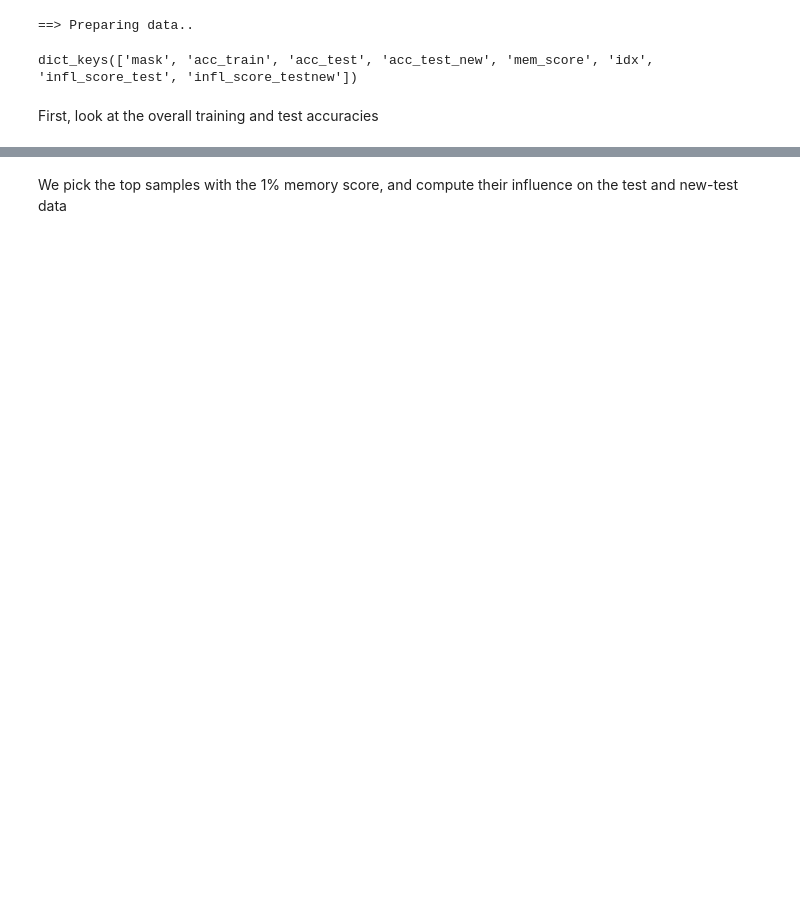
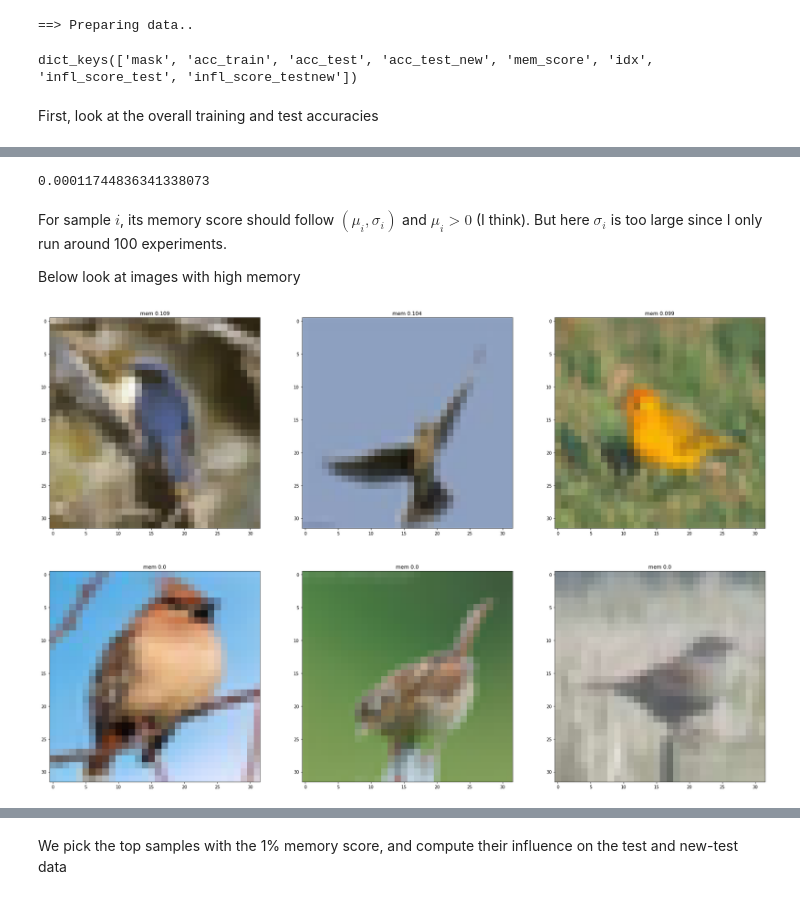
Before and after one commit to zihao12/pytorch-cifar, a Jupyter notebook: analysis/mem_infl.ipynb, the cells around one changed output, grey strips where cells are left out. Cells and saved outputs as stored; diff of their text form; code cells hidden in the pictures; blank space fills up the shorter version.

```diff
--- a/analysis/mem_infl.ipynb
+++ b/analysis/mem_infl.ipynb
@@ -130,0 +123,37 @@ plt.show()
+# %%
+out['mem_score'].mean()
+# %% [output]
+0.00011744836341338073
+# %% [markdown]
+For sample $i$, its memory score should follow $(\mu_i, \sigma_i)$ and $\mu_i > 0$ (I think). But here $\sigma_i$ is too large since I only run around 100 experiments.
+
+Below look at images with high memory
+# %%
+# r,c = np.dstack(np.unravel_index(np.argsort(-val.ravel()), val.shape))[0][i, :]
+# val[r, c]
+
+num = 6
+columns=3
+rows = 2
+width = 30
+height = 20
+
+label = 2
+idx = np.where((np.array(all_trainset.targets)==label))[0]
+train_subset = torch.utils.data.Subset(all_trainset, torch.tensor(idx))
+mem_ = out["mem_score"][idx]
+
+plt.figure(figsize=(width, height))
+idx_ = np.argsort(-mem_)[:3]
+for i, ix_ in enumerate(idx_):
+    plt.subplot(rows, columns, i + 1)
+    plt.imshow(train_subset[ix_][0])
+    plt.title(f"mem {mem_[ix_].round(3)}")
+
+idx_ = np.argsort(np.abs(mem_))[:3]
+for i, ix_ in enumerate(idx_):
+    plt.subplot(rows, columns, i + 4)
+    plt.imshow(train_subset[ix_][0])
+    plt.title(f"mem {mem_[ix_].round(3)}")
+# %% [output]
+[figure, added]
```
Also changed, not shown: parts of 28 cells of this notebook.
